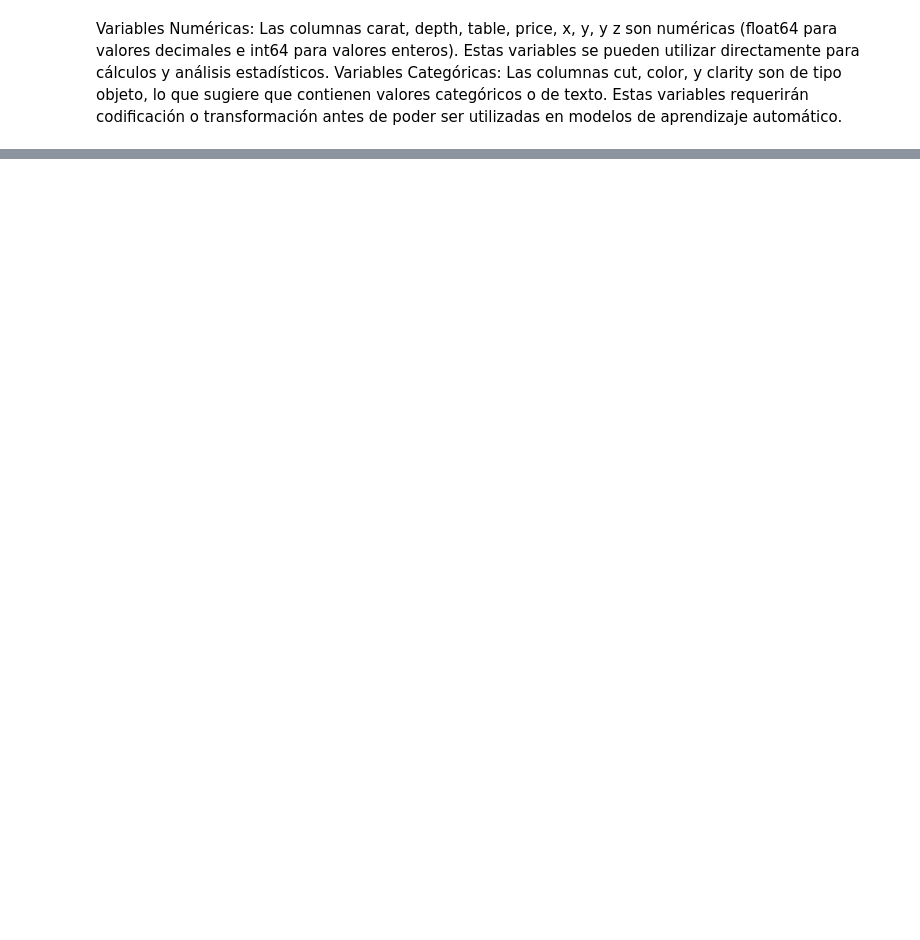
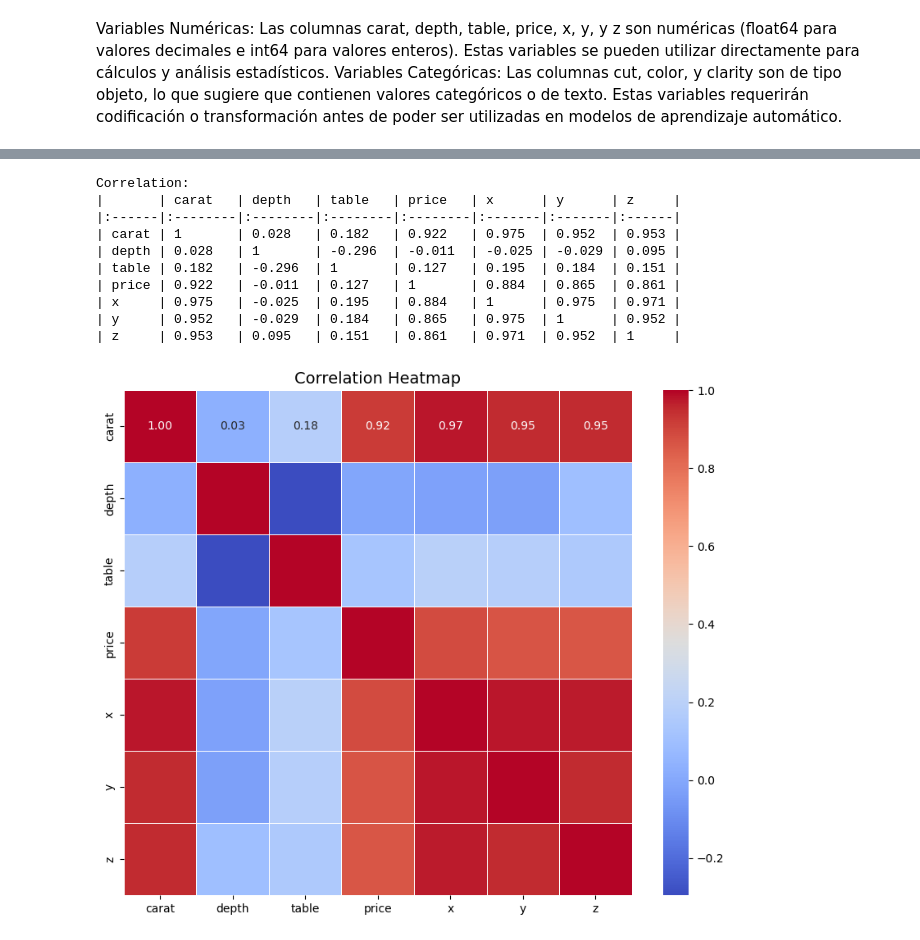
Before and after one commit to secarvallo/FML_24, a Jupyter notebook: fml_diamonds.ipynb, the cells around one changed output, grey strips where cells are left out. Cells and saved outputs as stored; diff of their text form; code cells hidden in the pictures; blank space fills up the shorter version.

```diff
--- a/fml_diamonds.ipynb
+++ b/fml_diamonds.ipynb
@@ -144,0 +231,28 @@ print(pivoted_df.to_markdown(index=True, numalign="left", stralign="left"))
+# %%
+# Calculate the correlation matrix
+#df = df.drop(columns=['Unnamed: 0'])
+correlation_matrix = df.corr(numeric_only=True).round(3)
+
+# Print the correlation matrix
+print("Correlation:")
+print(correlation_matrix.to_markdown(numalign="left", stralign="left"))
+
+# Create the heatmap using seaborn
+plt.figure(figsize=(10, 8))  # Adjust the figure size as needed
+sns.heatmap(correlation_matrix, annot=True, cmap="coolwarm", fmt=".2f", linewidths=.5)
+
+# Add title
+plt.title('Correlation Heatmap', fontsize=14)
+plt.show()
+# %% [output]
+Correlation:
+|       | carat   | depth   | table   | price   | x      | y      | z     |
+|:------|:--------|:--------|:--------|:--------|:-------|:-------|:------|
+| carat | 1       | 0.028   | 0.182   | 0.922   | 0.975  | 0.952  | 0.953 |
+| depth | 0.028   | 1       | -0.296  | -0.011  | -0.025 | -0.029 | 0.095 |
+| table | 0.182   | -0.296  | 1       | 0.127   | 0.195  | 0.184  | 0.151 |
+| price | 0.922   | -0.011  | 0.127   | 1       | 0.884  | 0.865  | 0.861 |
+| x     | 0.975   | -0.025  | 0.195   | 0.884   | 1      | 0.975  | 0.971 |
+| y     | 0.952   | -0.029  | 0.184   | 0.865   | 0.975  | 1      | 0.952 |
+| z     | 0.953   | 0.095   | 0.151   | 0.861   | 0.971  | 0.952  | 1     |
+[figure, added]
```
Also changed, not shown: parts of 18 cells of this notebook, 31 other files.
